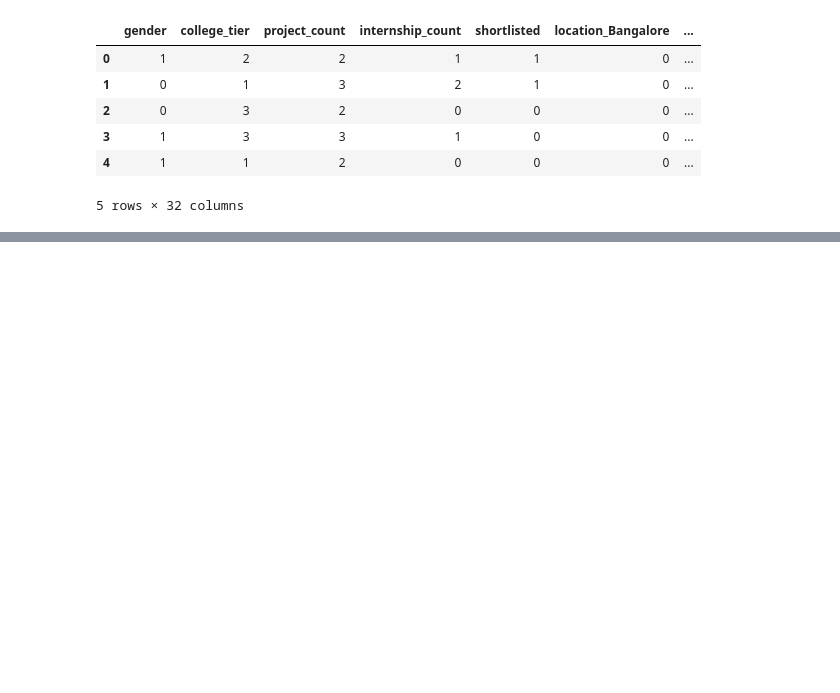
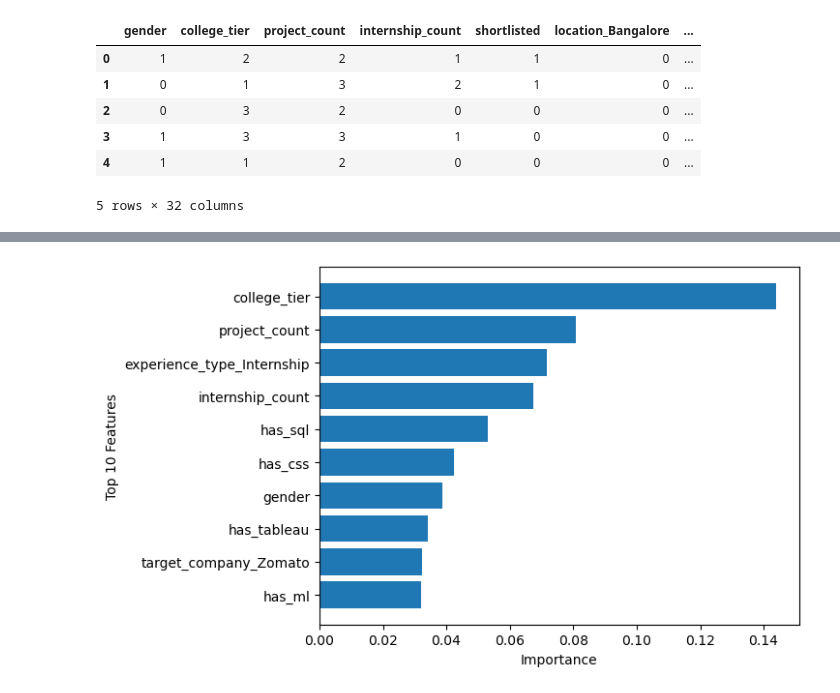
Before and after one commit to pranav14-1/deBiasML, a Jupyter notebook: check_bias.ipynb, the cells around one changed output, grey strips where cells are left out. Saved outputs shown, nothing was run; the diff lists cells and outputs as text; code cells hidden in the pictures; blank space fills up the shorter version.

Commit message:
ml model trained for evaluating resumes

```diff
--- a/check_bias.ipynb
+++ b/check_bias.ipynb
@@ -82,3 +82,9 @@ resume.head()
 | 3 | 1 | 3 | 3 | 1 | 0 | 0 | ... |
 | 4 | 1 | 1 | 2 | 0 | 0 | 0 | ... |
 5 rows × 32 columns
+# %%
+X=resume.drop(columns=['shortlisted'])
+Y=resume['shortlisted']
+# %%
+from sklearn.model_selection import train_test_split
+X_train,X_test,Y_train,Y_test=train_test_split(X,Y,test_size=0.2,random_state=42,stratify=y)
@@ -84,0 +96,8 @@ resume.head()
+# %%
+from imblearn.over_sampling import SMOTE
+smote=SMOTE(random_state=42)
+X_resampled,Y_resampled=smote.fit_resample(X_train,Y_train)
+# %%
+from sklearn.ensemble import RandomForestClassifier
+model=RandomForestClassifier(class_weight="balanced",random_state=42)
+model.fit(X_resampled,Y_resampled)
@@ -84,0 +119,13 @@ resume.head()
+# %%
+#check for which features effect the resume most
+import matplotlib.pyplot as plt
+importance=model.feature_importances_
+features=X.columns
+#top 10 features
+sorted_idx=importance.argsort()[-10:]
+plt.barh(features[sorted_idx],importance[sorted_idx])
+plt.xlabel('Importance')
+plt.ylabel('Top 10 Features')
+plt.show()
+# %% [output]
+[figure, added]
```
Also changed, not shown: parts of 3 cells of this notebook.
